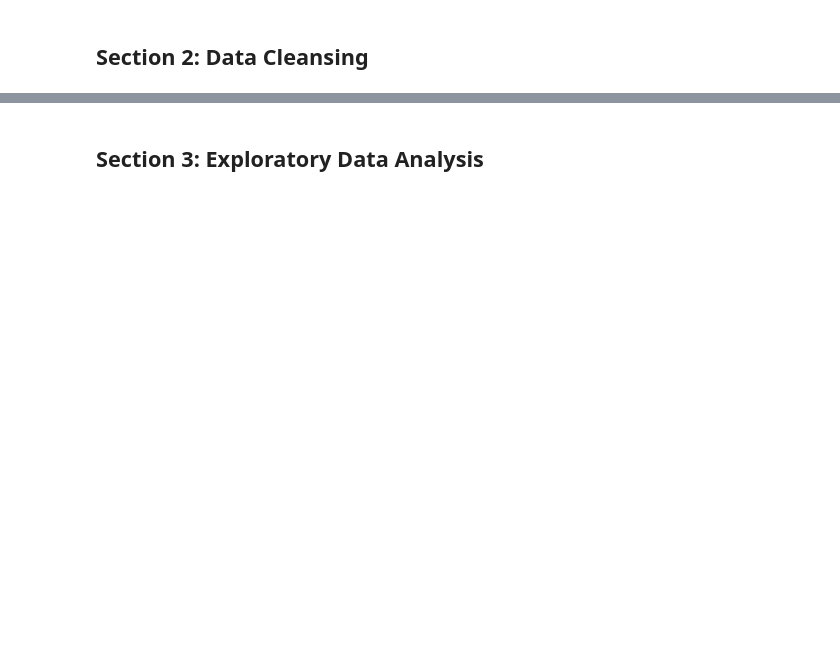
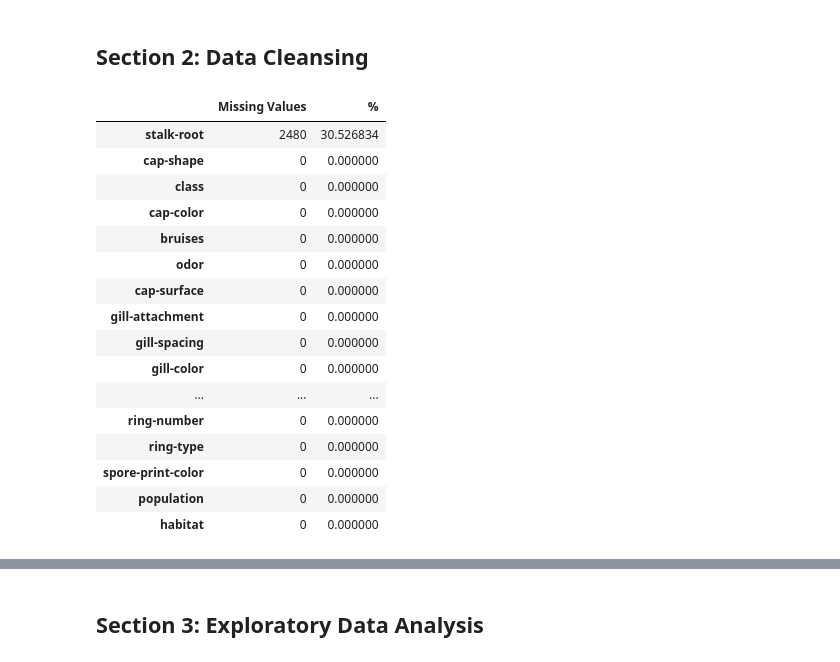
Before and after one commit to AntsyBee/Lepiota-Mushroom-Edibillity-Data-Analysis, a Jupyter notebook: src/Mushroom Data Science.ipynb, the cells around one changed output, grey strips where cells are left out. Cells and saved outputs as stored; diff of their text form; code cells hidden in the pictures; blank space fills up the shorter version.

Commit message:
Data cleansed now moving on to EDA

```diff
--- a/src/Mushroom Data Science.ipynb
+++ b/src/Mushroom Data Science.ipynb
@@ -28,8 +36,26 @@ lepiota_data.head()
 # %% [markdown]
 ## Section 2: Data Cleansing
 # %%
-#generating a table of missing
+#generating a table of missing data points
 missing = pd.concat([lepiota_data.isnull().sum(), 100 * lepiota_data.isnull().mean()], axis=1)
-missing.columns=['count', '%']
-missing.sort_values(by='count', ascending=False)
+missing.columns=['Missing Values', '%']
+missing.sort_values(by='Missing Values', ascending=False)
 #all missing data is consistent with that described in agaricus-lepiota.names lines #142-143
+# %% [output]
+|  | Missing Values | % |
+| stalk-root | 2480 | 30.526834 |
+| cap-shape | 0 | 0.000000 |
+| class | 0 | 0.000000 |
+| cap-color | 0 | 0.000000 |
+| bruises | 0 | 0.000000 |
+| odor | 0 | 0.000000 |
+| cap-surface | 0 | 0.000000 |
+| gill-attachment | 0 | 0.000000 |
+| gill-spacing | 0 | 0.000000 |
+| gill-color | 0 | 0.000000 |
+| ... | ... | ... |
+| ring-number | 0 | 0.000000 |
+| ring-type | 0 | 0.000000 |
+| spore-print-color | 0 | 0.000000 |
+| population | 0 | 0.000000 |
+| habitat | 0 | 0.000000 |
```
Also changed, not shown: parts of 9 cells of this notebook.
